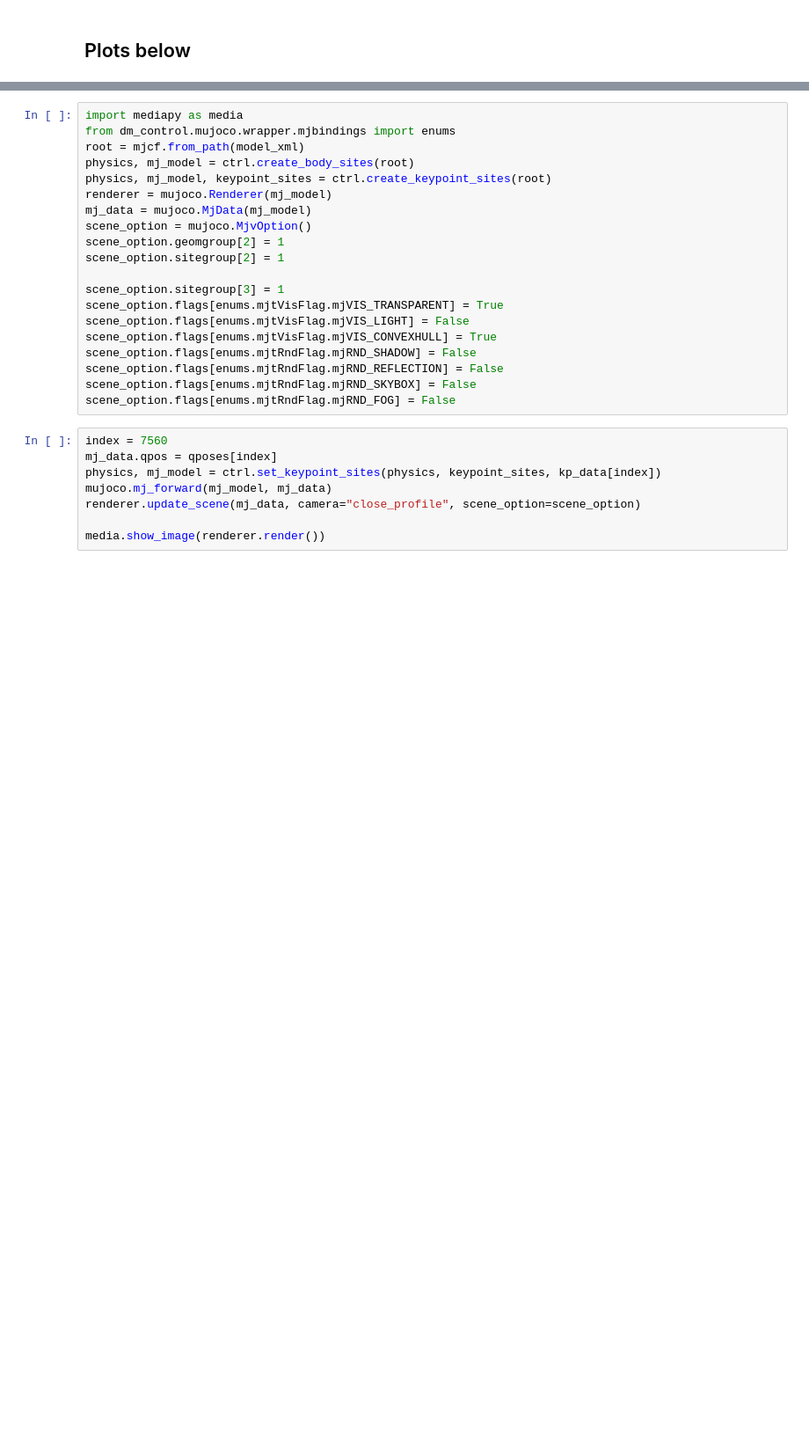
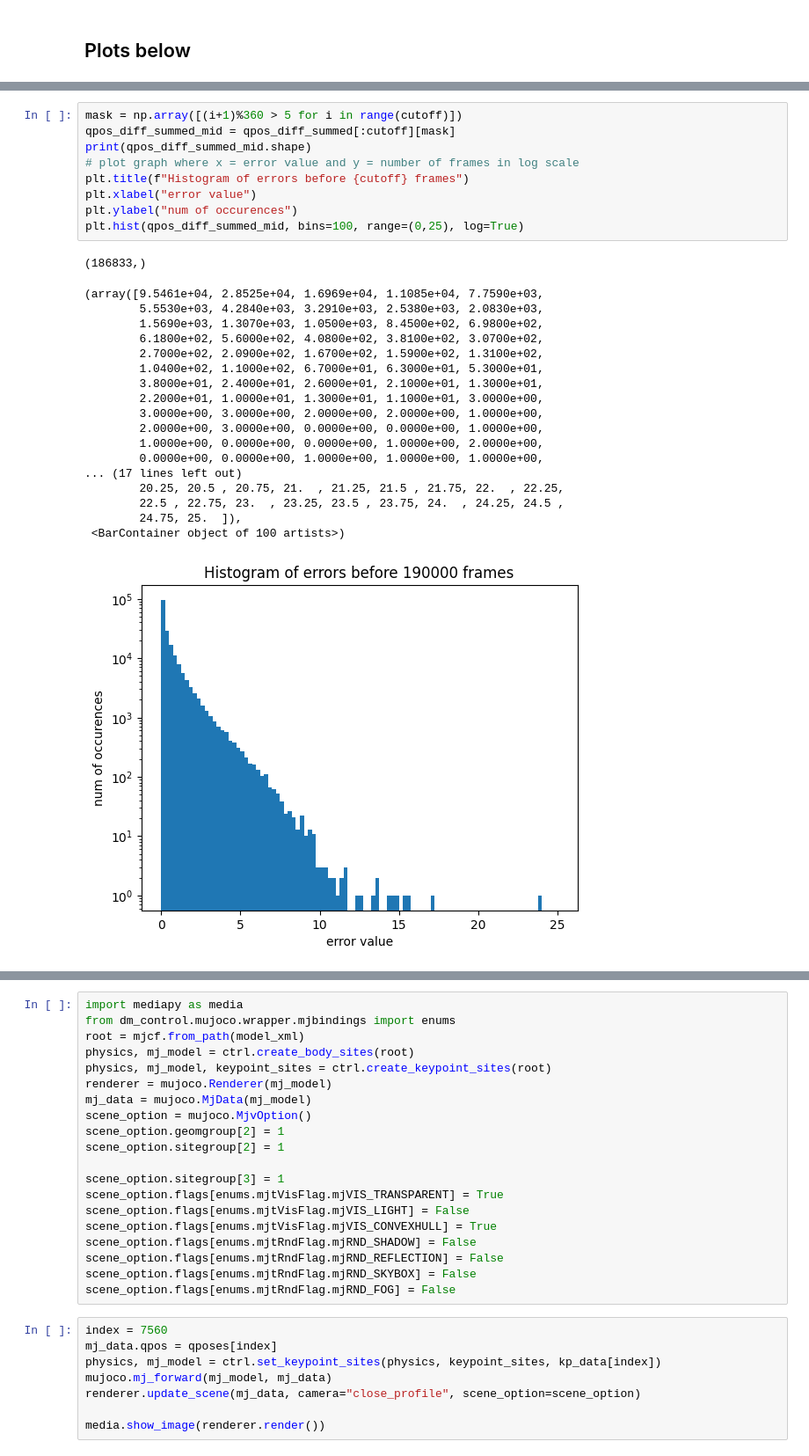
Before and after one commit to talmolab/stac-mjx, a Jupyter notebook: stac-mjx/graph_error.ipynb, the cells around one changed output, grey strips where cells are left out. Shown at 88% size. Cells and saved outputs as stored; diff of their text form; blank space fills up the shorter version.

```diff
--- a/stac-mjx/graph_error.ipynb
+++ b/stac-mjx/graph_error.ipynb
@@ -150,0 +216,29 @@ plt.hist(errors[:cutoff], bins=100, range=(0,0.075), log=True)
+# %%
+mask = np.array([(i+1)%360 > 5 for i in range(cutoff)])
+qpos_diff_summed_mid = qpos_diff_summed[:cutoff][mask]
+print(qpos_diff_summed_mid.shape)
+# plot graph where x = error value and y = number of frames in log scale
+plt.title(f"Histogram of errors before {cutoff} frames")
+plt.xlabel("error value")
+plt.ylabel("num of occurences")
+plt.hist(qpos_diff_summed_mid, bins=100, range=(0,25), log=True)
+# %% [output]
+(186833,)
+(array([9.5461e+04, 2.8525e+04, 1.6969e+04, 1.1085e+04, 7.7590e+03,
+        5.5530e+03, 4.2840e+03, 3.2910e+03, 2.5380e+03, 2.0830e+03,
+        1.5690e+03, 1.3070e+03, 1.0500e+03, 8.4500e+02, 6.9800e+02,
+        6.1800e+02, 5.6000e+02, 4.0800e+02, 3.8100e+02, 3.0700e+02,
+        2.7000e+02, 2.0900e+02, 1.6700e+02, 1.5900e+02, 1.3100e+02,
+        1.0400e+02, 1.1000e+02, 6.7000e+01, 6.3000e+01, 5.3000e+01,
+        3.8000e+01, 2.4000e+01, 2.6000e+01, 2.1000e+01, 1.3000e+01,
+        2.2000e+01, 1.0000e+01, 1.3000e+01, 1.1000e+01, 3.0000e+00,
+        3.0000e+00, 3.0000e+00, 2.0000e+00, 2.0000e+00, 1.0000e+00,
+        2.0000e+00, 3.0000e+00, 0.0000e+00, 0.0000e+00, 1.0000e+00,
+        1.0000e+00, 0.0000e+00, 0.0000e+00, 1.0000e+00, 2.0000e+00,
+        0.0000e+00, 0.0000e+00, 1.0000e+00, 1.0000e+00, 1.0000e+00,
+... (17 lines left out)
+        20.25, 20.5 , 20.75, 21.  , 21.25, 21.5 , 21.75, 22.  , 22.25,
+        22.5 , 22.75, 23.  , 23.25, 23.5 , 23.75, 24.  , 24.25, 24.5 ,
+        24.75, 25.  ]),
+ <BarContainer object of 100 artists>)
+[figure, added]
```
Also changed, not shown: parts of 17 cells of this notebook.
